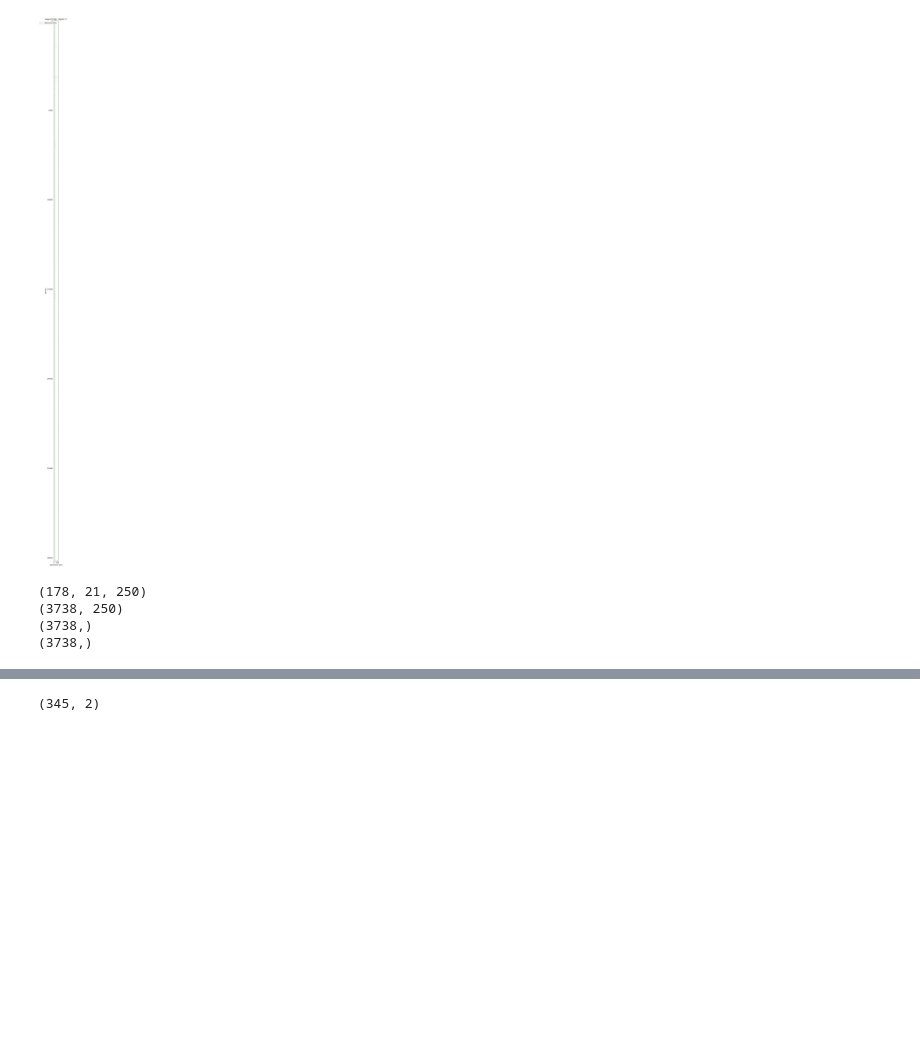
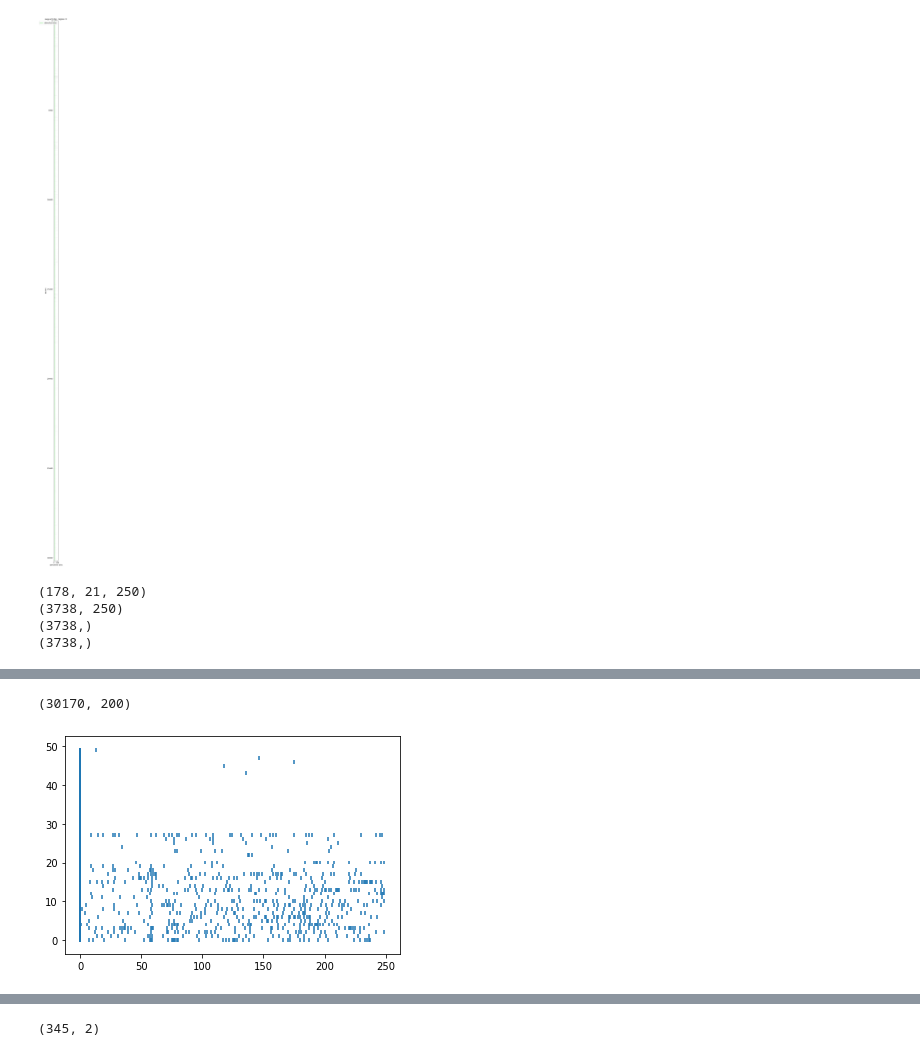
Before and after one commit to gumadeiras/neuromatch-academy, a Jupyter notebook: playground/contralateral_trials_visual.ipynb, the cells around one changed output, grey strips where cells are left out. Cells and saved outputs as stored; diff of their text form; code cells hidden in the pictures; blank space fills up the shorter version.

```diff
--- a/playground/contralateral_trials_visual.ipynb
+++ b/playground/contralateral_trials_visual.ipynb
@@ -236,0 +280,25 @@ data_by_region.shape
+# %%
+idx_combined_spks = []
+for recording in combined_spks:
+    for neuron in recording:
+        for trial in neuron:
+            new_trial = []
+            for idx, spk in enumerate(trial):
+                if idx < 50:
+                    continue
+                else:
+                    new_trial.append(spk)
+#                 if spk == 0:
+#                     new_trial.append(0)
+#                 else:
+#                     new_trial.append(idx)
+            idx_combined_spks.append(np.asarray(new_trial))
+idx_combined_spks = np.asarray(idx_combined_spks)
+# %%
+idx_combined_spks.shape
+# %% [output]
+(30170, 200)
+# %%
+plt.eventplot(idx_combined_spks[:50]);
+# %% [output]
+[figure, added]
```
Also changed, not shown: parts of 22 cells of this notebook, 12 other files.
